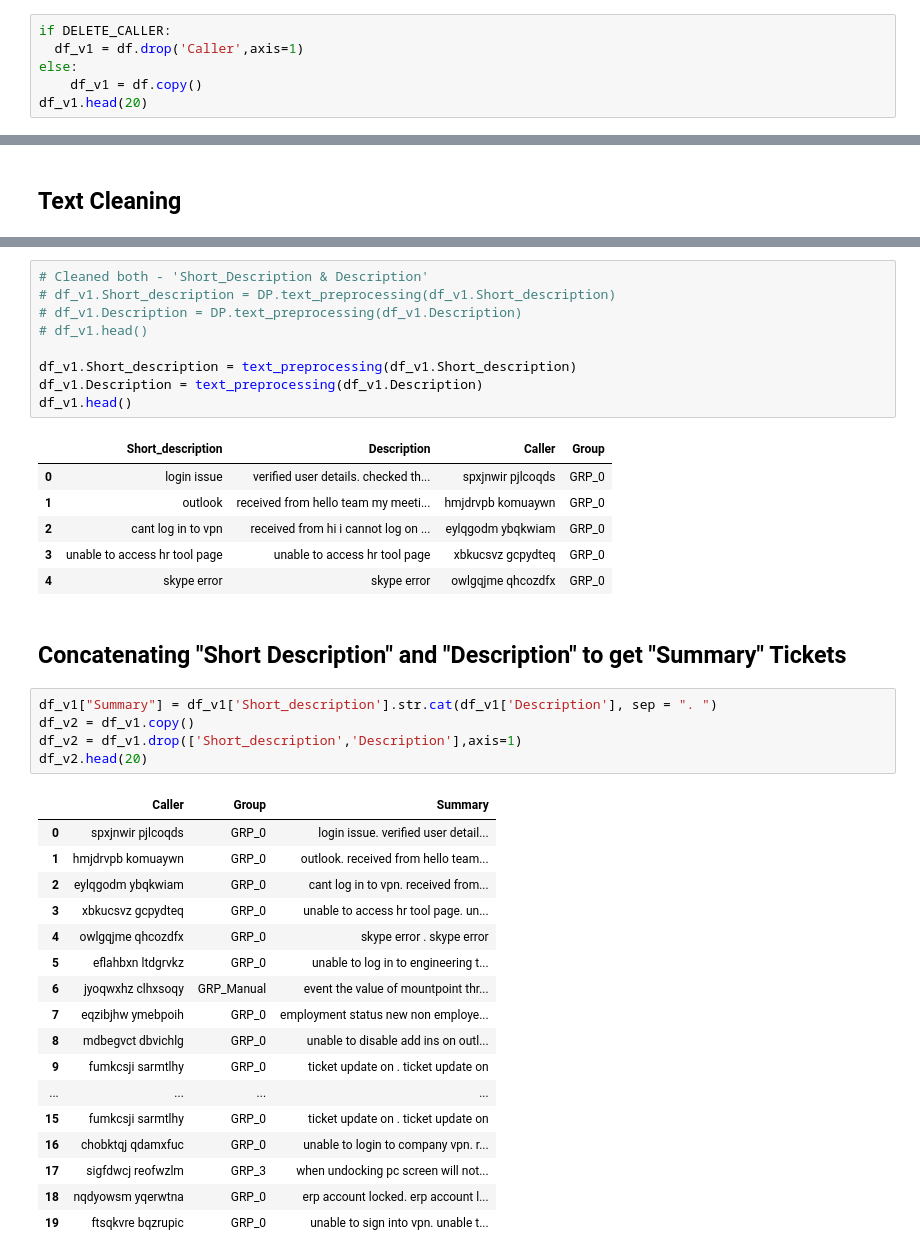
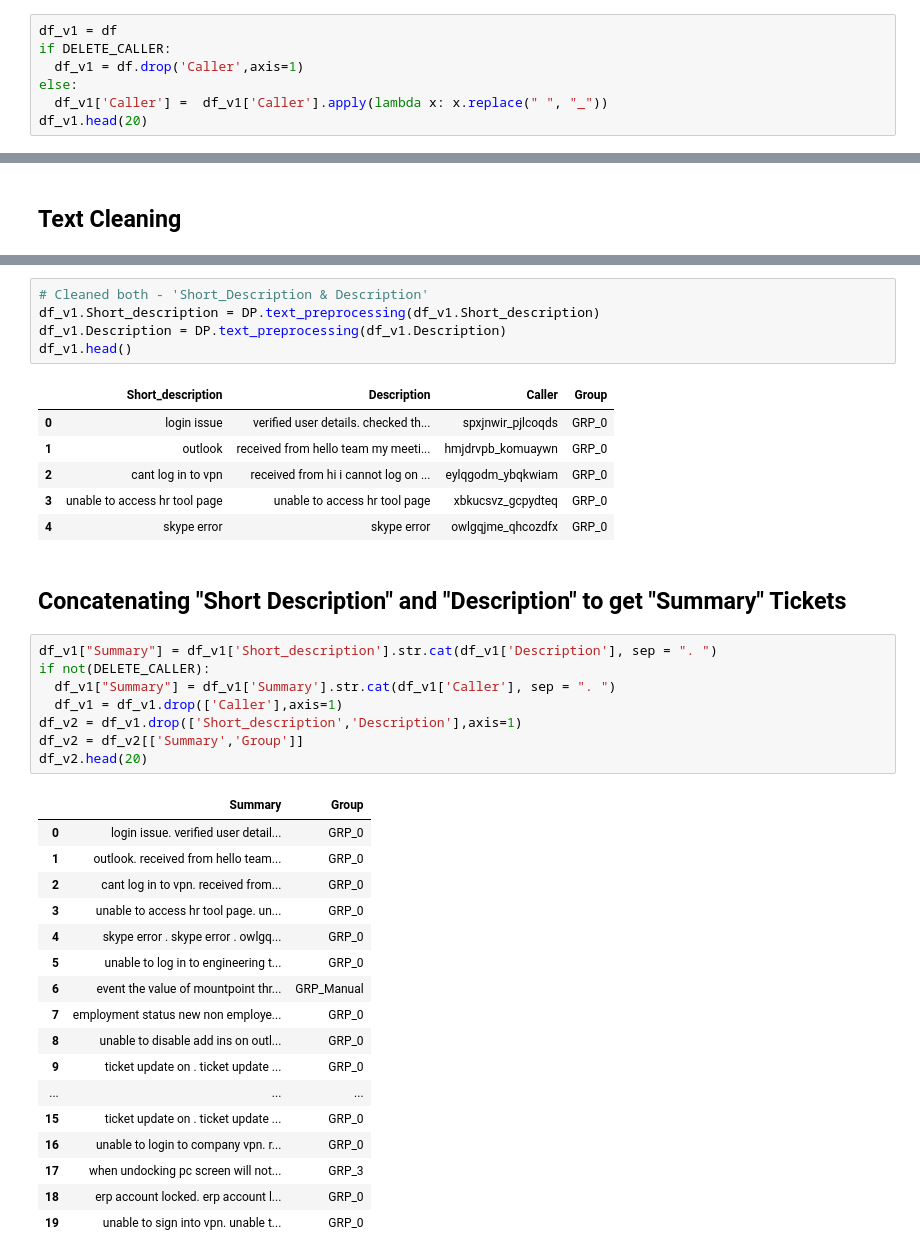
Before and after one commit to GLNLPGroup3/Capstone, a Jupyter notebook: NLP_Automated_Ticket_Assignment_Final_TBM.ipynb, the cells around one changed output, grey strips where cells are left out. Saved outputs shown, nothing was run; the diff lists cells and outputs as text.

```diff
--- a/NLP_Automated_Ticket_Assignment_Final_TBM.ipynb
+++ b/NLP_Automated_Ticket_Assignment_Final_TBM.ipynb
@@ -162,10 +142,11 @@ wordCloudText(df.Description)
 # %% [markdown]
 ## Drop "Caller" column based on flag set by DELETE_CALLER. It seems to be anonymised data (usernames/ids).
 # %%
+df_v1 = df
 if DELETE_CALLER:
   df_v1 = df.drop('Caller',axis=1)
 else:
-    df_v1 = df.copy()
+  df_v1['Caller'] =  df_v1['Caller'].apply(lambda x: x.replace(" ", "_"))
 df_v1.head(20)
 # %% [output]
 |  | Short_description | Description | Caller | Group |
@@ -392,41 +257,40 @@ def text_preprocessing(df_column):
 # %%
 # Cleaned both - 'Short_Description & Description'
-# df_v1.Short_description = DP.text_preprocessing(df_v1.Short_description)
-# df_v1.Description = DP.text_preprocessing(df_v1.Description)
-# df_v1.head()
-
-df_v1.Short_description = text_preprocessing(df_v1.Short_description)
-df_v1.Description = text_preprocessing(df_v1.Description)
+df_v1.Short_description = DP.text_preprocessing(df_v1.Short_description)
+df_v1.Description = DP.text_preprocessing(df_v1.Description)
 df_v1.head()
 # %% [output]
 |  | Short_description | Description | Caller | Group |
-| 0 | login issue | verified user details. checked th... | spxjnwir pjlcoqds | GRP_0 |
-| 1 | outlook | received from hello team my meeti... | hmjdrvpb komuaywn | GRP_0 |
-| 2 | cant log in to vpn | received from hi i cannot log on ... | eylqgodm ybqkwiam | GRP_0 |
-| 3 | unable to access hr tool page | unable to access hr tool page | xbkucsvz gcpydteq | GRP_0 |
-| 4 | skype error | skype error | owlgqjme qhcozdfx | GRP_0 |
+| 0 | login issue | verified user details. checked th... | spxjnwir_pjlcoqds | GRP_0 |
+| 1 | outlook | received from hello team my meeti... | hmjdrvpb_komuaywn | GRP_0 |
+| 2 | cant log in to vpn | received from hi i cannot log on ... | eylqgodm_ybqkwiam | GRP_0 |
+| 3 | unable to access hr tool page | unable to access hr tool page | xbkucsvz_gcpydteq | GRP_0 |
+| 4 | skype error | skype error | owlgqjme_qhcozdfx | GRP_0 |
 # %% [markdown]
 ## Concatenating "Short Description" and "Description" to get "Summary" Tickets
 # %%
 df_v1["Summary"] = df_v1['Short_description'].str.cat(df_v1['Description'], sep = ". ")
-df_v2 = df_v1.copy()
+if not(DELETE_CALLER):
+  df_v1["Summary"] = df_v1['Summary'].str.cat(df_v1['Caller'], sep = ". ")
+  df_v1 = df_v1.drop(['Caller'],axis=1)
 df_v2 = df_v1.drop(['Short_description','Description'],axis=1)
+df_v2 = df_v2[['Summary','Group']]
 df_v2.head(20)
 # %% [output]
-|  | Caller | Group | Summary |
-| 0 | spxjnwir pjlcoqds | GRP_0 | login issue. verified user detail... |
-| 1 | hmjdrvpb komuaywn | GRP_0 | outlook. received from hello team... |
-| 2 | eylqgodm ybqkwiam | GRP_0 | cant log in to vpn. received from... |
-| 3 | xbkucsvz gcpydteq | GRP_0 | unable to access hr tool page. un... |
-| 4 | owlgqjme qhcozdfx | GRP_0 | skype error . skype error |
-| 5 | eflahbxn ltdgrvkz | GRP_0 | unable to log in to engineering t... |
-| 6 | jyoqwxhz clhxsoqy | GRP_Manual | event the value of mountpoint thr... |
-| 7 | eqzibjhw ymebpoih | GRP_0 | employment status new non employe... |
-| 8 | mdbegvct dbvichlg | GRP_0 | unable to disable add ins on outl... |
-| 9 | fumkcsji sarmtlhy | GRP_0 | ticket update on . ticket update on |
-| ... | ... | ... | ... |
-| 15 | fumkcsji sarmtlhy | GRP_0 | ticket update on . ticket update on |
-| 16 | chobktqj qdamxfuc | GRP_0 | unable to login to company vpn. r... |
-| 17 | sigfdwcj reofwzlm | GRP_3 | when undocking pc screen will not... |
-| 18 | nqdyowsm yqerwtna | GRP_0 | erp account locked. erp account l... |
-| 19 | ftsqkvre bqzrupic | GRP_0 | unable to sign into vpn. unable t... |
+|  | Summary | Group |
+| 0 | login issue. verified user detail... | GRP_0 |
+| 1 | outlook. received from hello team... | GRP_0 |
+| 2 | cant log in to vpn. received from... | GRP_0 |
+| 3 | unable to access hr tool page. un... | GRP_0 |
+| 4 | skype error . skype error . owlgq... | GRP_0 |
+| 5 | unable to log in to engineering t... | GRP_0 |
+| 6 | event the value of mountpoint thr... | GRP_Manual |
+| 7 | employment status new non employe... | GRP_0 |
+| 8 | unable to disable add ins on outl... | GRP_0 |
+| 9 | ticket update on . ticket update ... | GRP_0 |
+| ... | ... | ... |
+| 15 | ticket update on . ticket update ... | GRP_0 |
+| 16 | unable to login to company vpn. r... | GRP_0 |
+| 17 | when undocking pc screen will not... | GRP_3 |
+| 18 | erp account locked. erp account l... | GRP_0 |
+| 19 | unable to sign into vpn. unable t... | GRP_0 |
```
Also changed, not shown: parts of 53 cells of this notebook.
